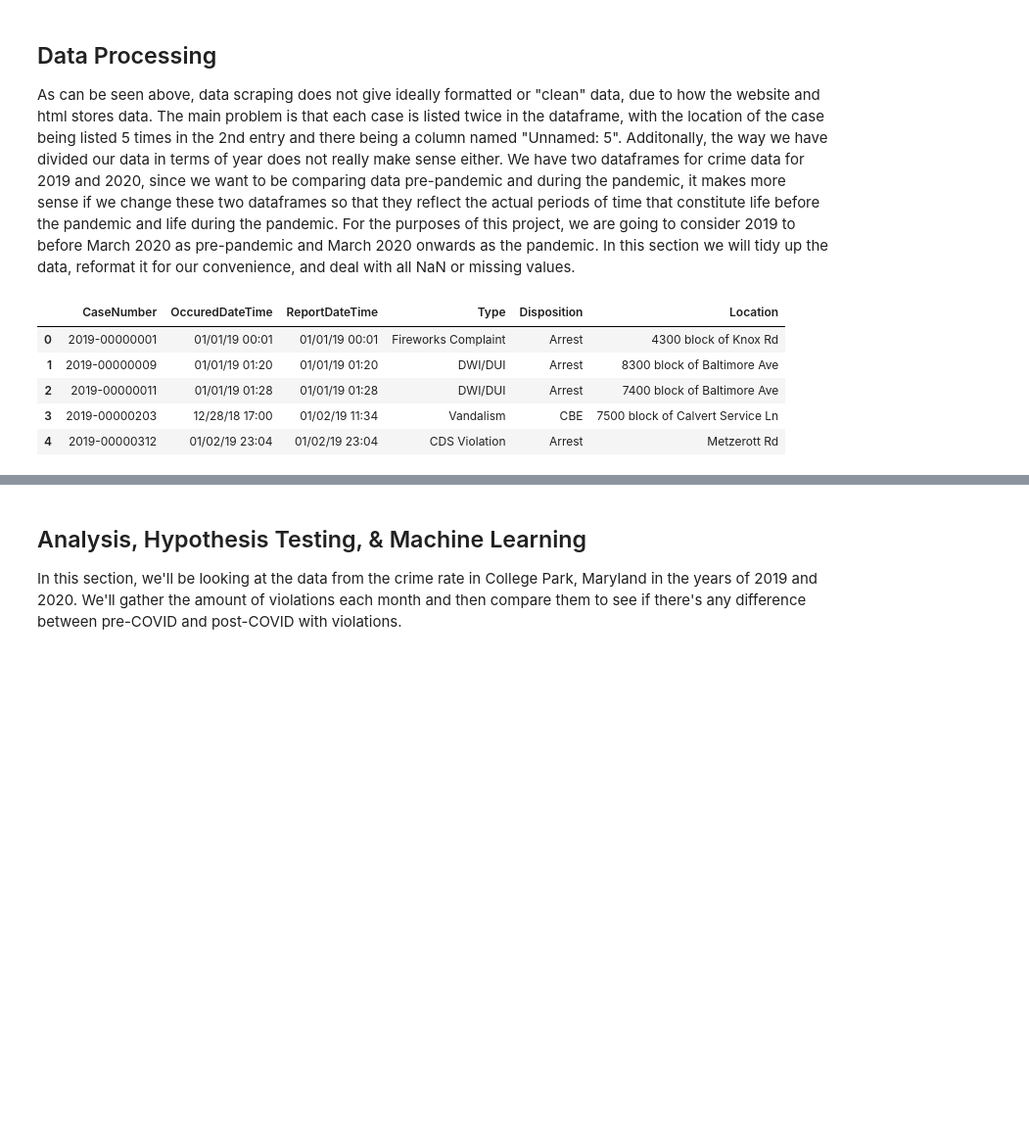
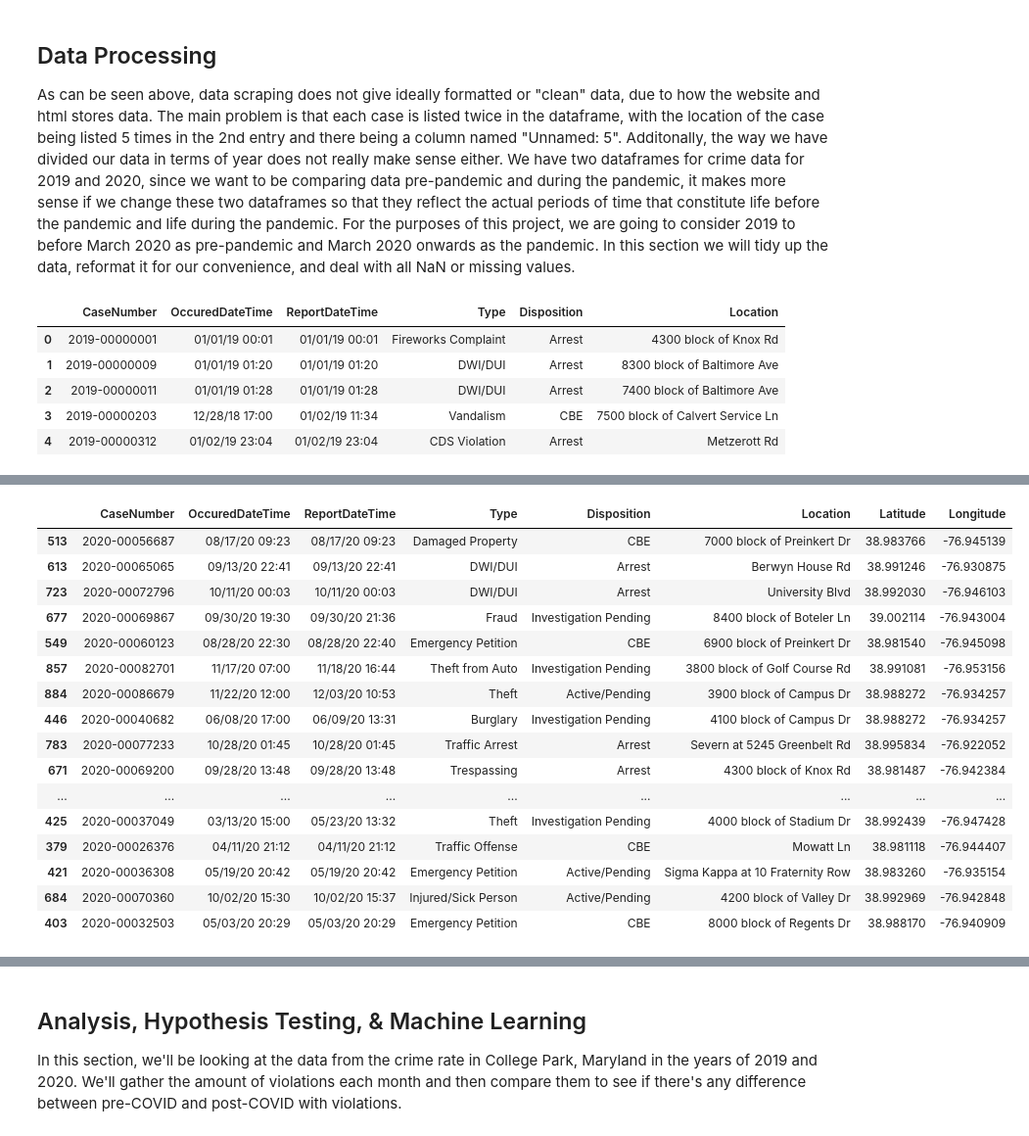
Before and after one commit to mmablim00/mmablim00.github.io, a Jupyter notebook: Final.ipynb, the cells around one changed output, grey strips where cells are left out. Shown: that part at 98% size. Drawn from its saved outputs; the diff is of its cells as text; code cells hidden in the pictures; blank space fills up the shorter version.

```diff
--- a/Final.ipynb
+++ b/Final.ipynb
@@ -129,0 +197,69 @@ data_to_analyze['pandemic']
+# %%
+!pip install geopy
+import geopy
+from geopy.geocoders import Nominatim
+
+
+#Set default np.nan values for Latitude and Longtitude
+data_to_analyze['pre_pandemic_2019']["Latitude"] = np.nan
+data_to_analyze['pre_pandemic_2019']["Longitude"] = np.nan
+data_to_analyze['pre_pandemic_2020']["Latitude"] = np.nan
+data_to_analyze['pre_pandemic_2020']["Longitude"] = np.nan
+data_to_analyze['pandemic_2020']["Latitude"] = np.nan
+data_to_analyze['pandemic_2020']["Longitude"] = np.nan
+
+found_coord = {} #Keeps track of repeating addresses
+
+
+for df in data_to_analyze.values(): #For each time period dataframe
+    for idx in df.index:
+        address = df.at[idx,"Location"]
+
+        if address == "Unknown": # if address/location is unknown give arbitrary coordinate points for College Park
+            df.at[idx,"Latitude"] =  38.980666
+            df.at[idx,"Longitude"] =  -76.9369189
+            continue
+
+        if not('Golf Course Rd' not in address):
+            df.at[idx,"Latitude"] = 38.991081
+            df.at[idx,"Longitude"] = -76.953156
+            continue
+
+
+        if address in found_coord: #check if we have already found coordinates for this location
+            df.at[idx,"Latitude"] = found_coord[address][0]
+            df.at[idx,"Longitude"] = found_coord[address][1]
+            continue
+
+        if not("block of" not in address): #block location case
+            lst = address.split()
+            address = lst[0]
+            index_after_of = 3
+            for i in range(3, len(lst)): #reformats address to include block number and street name
+                address += " " + lst[i]
+
+        if not(" at " not in address): #building location case
+            lst = address.split()
+            address = ""
+            index_after_of = lst.index('at')
+            #reformats address to just be equal to the street address of the building
+            for i in range(index_after_of + 1, len(lst)):
+                address += " " + lst[i]
+
+
+        address = address + ", College Park, MD 20740" #ensure address comes from College Park
+
+
+        geolocator = Nominatim(user_agent="murat") #to use Nominatim you must provide a user_agent
+        location = geolocator.geocode(address)
+
+        if location is not None: #makes sure we only edit cases that return valid coordinates
+            df.at[idx,"Latitude"] = location.latitude
+            df.at[idx,"Longitude"] = location.longitude
+            found_coord[address] =[location.latitude, location.longitude]
+
+
+
+
+data_to_analyze['pandemic_2020']
+# %% [output]
@@ -129,0 +268,17 @@ data_to_analyze['pandemic']
+|  | CaseNumber | OccuredDateTime | ReportDateTime | Type | Disposition | Location | Latitude | Longitude |
+| 513 | 2020-00056687 | 08/17/20 09:23 | 08/17/20 09:23 | Damaged Property | CBE | 7000 block of Preinkert Dr | 38.983766 | -76.945139 |
+| 613 | 2020-00065065 | 09/13/20 22:41 | 09/13/20 22:41 | DWI/DUI | Arrest | Berwyn House Rd | 38.991246 | -76.930875 |
+| 723 | 2020-00072796 | 10/11/20 00:03 | 10/11/20 00:03 | DWI/DUI | Arrest | University Blvd | 38.992030 | -76.946103 |
+| 677 | 2020-00069867 | 09/30/20 19:30 | 09/30/20 21:36 | Fraud | Investigation Pending | 8400 block of Boteler Ln | 39.002114 | -76.943004 |
+| 549 | 2020-00060123 | 08/28/20 22:30 | 08/28/20 22:40 | Emergency Petition | CBE | 6900 block of Preinkert Dr | 38.981540 | -76.945098 |
+| 857 | 2020-00082701 | 11/17/20 07:00 | 11/18/20 16:44 | Theft from Auto | Investigation Pending | 3800 block of Golf Course Rd | 38.991081 | -76.953156 |
+| 884 | 2020-00086679 | 11/22/20 12:00 | 12/03/20 10:53 | Theft | Active/Pending | 3900 block of Campus Dr | 38.988272 | -76.934257 |
+| 446 | 2020-00040682 | 06/08/20 17:00 | 06/09/20 13:31 | Burglary | Investigation Pending | 4100 block of Campus Dr | 38.988272 | -76.934257 |
+| 783 | 2020-00077233 | 10/28/20 01:45 | 10/28/20 01:45 | Traffic Arrest | Arrest | Severn at 5245 Greenbelt Rd | 38.995834 | -76.922052 |
+| 671 | 2020-00069200 | 09/28/20 13:48 | 09/28/20 13:48 | Trespassing | Arrest | 4300 block of Knox Rd | 38.981487 | -76.942384 |
+| ... | ... | ... | ... | ... | ... | ... | ... | ... |
+| 425 | 2020-00037049 | 03/13/20 15:00 | 05/23/20 13:32 | Theft | Investigation Pending | 4000 block of Stadium Dr | 38.992439 | -76.947428 |
+| 379 | 2020-00026376 | 04/11/20 21:12 | 04/11/20 21:12 | Traffic Offense | CBE | Mowatt Ln | 38.981118 | -76.944407 |
+| 421 | 2020-00036308 | 05/19/20 20:42 | 05/19/20 20:42 | Emergency Petition | Active/Pending | Sigma Kappa at 10 Fraternity Row | 38.983260 | -76.935154 |
+| 684 | 2020-00070360 | 10/02/20 15:30 | 10/02/20 15:37 | Injured/Sick Person | Active/Pending | 4200 block of Valley Dr | 38.992969 | -76.942848 |
+| 403 | 2020-00032503 | 05/03/20 20:29 | 05/03/20 20:29 | Emergency Petition | CBE | 8000 block of Regents Dr | 38.988170 | -76.940909 |
```
Also changed, not shown: parts of 29 cells of this notebook.
